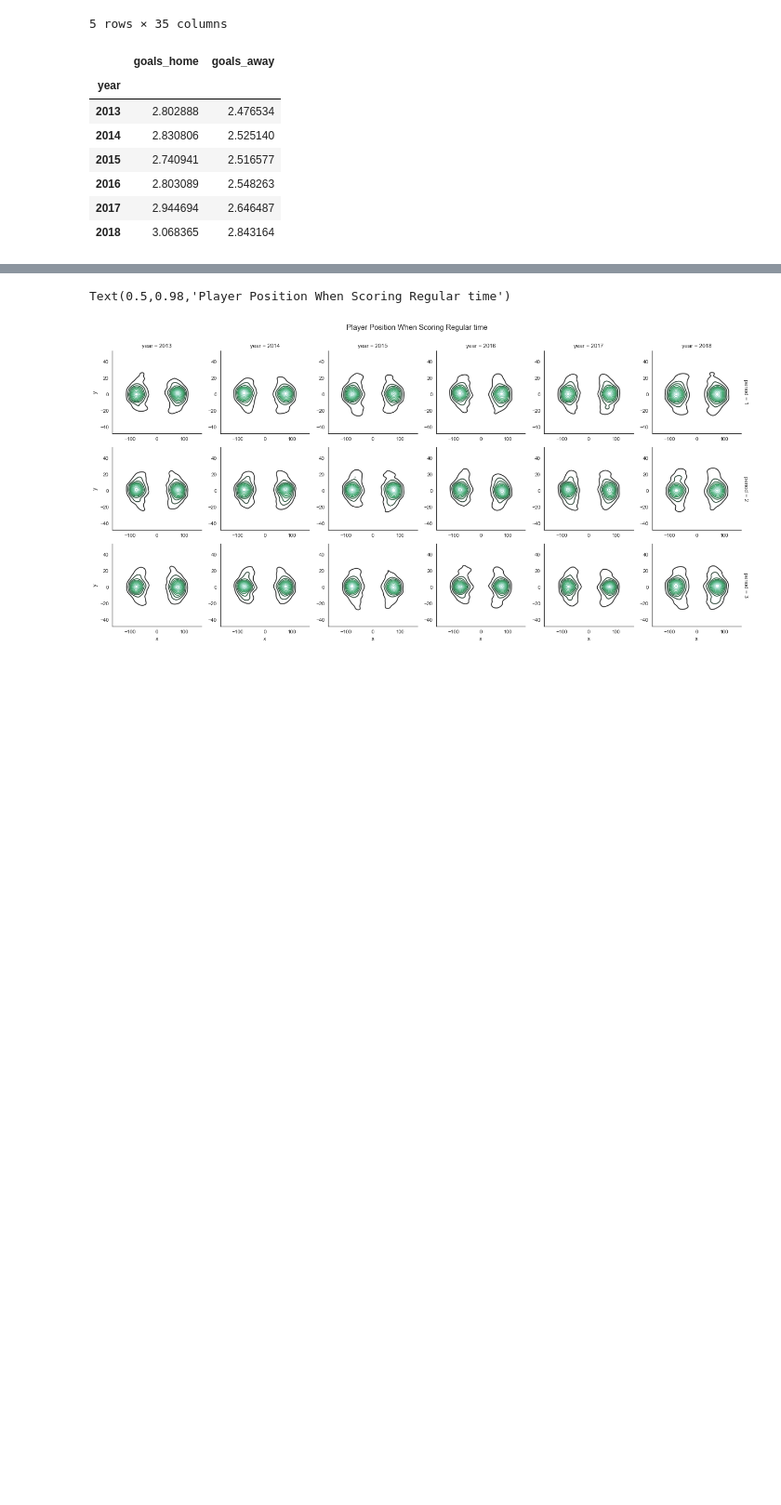
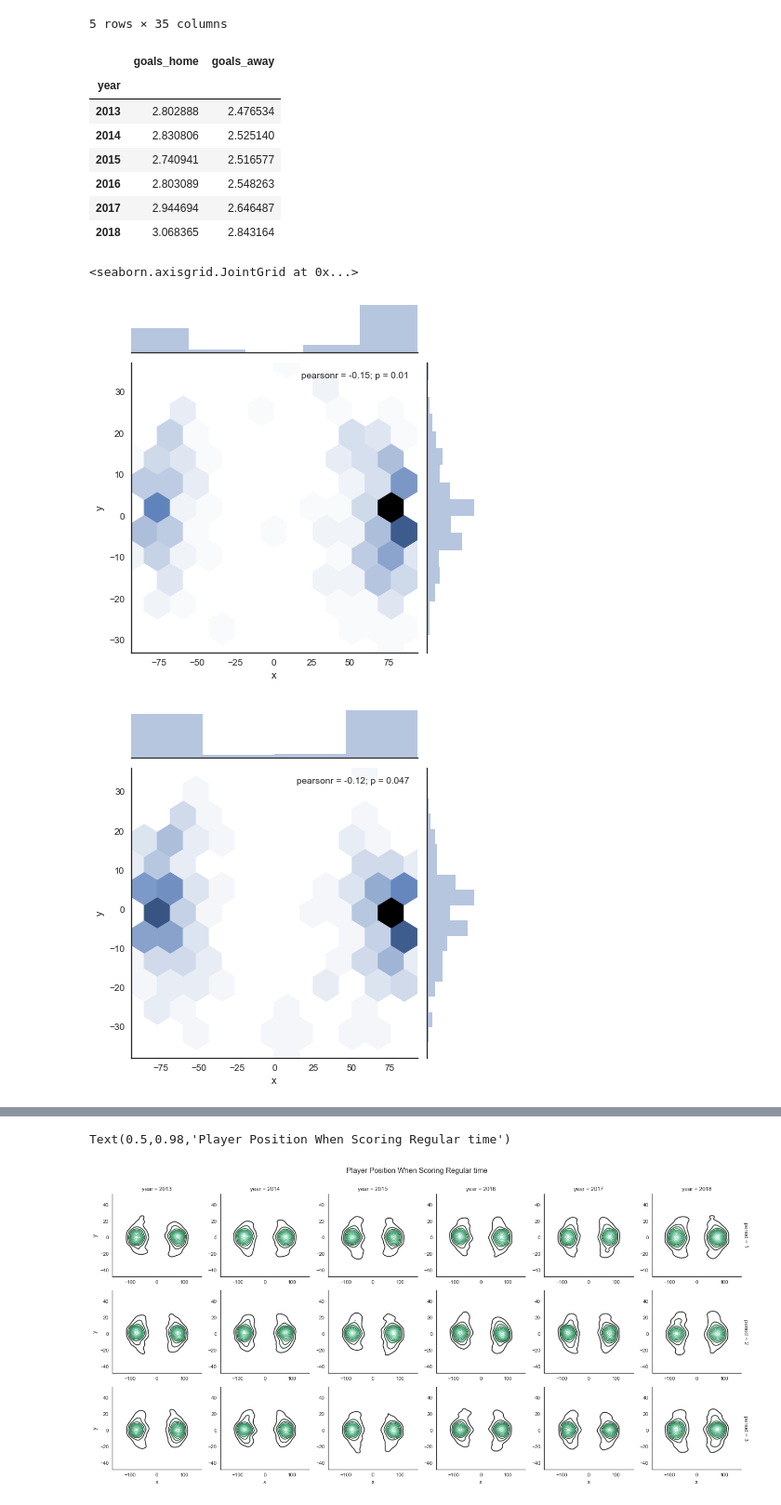
Before and after one commit to UCB-INFO-PYTHON/project_2_Bergan_Biseda_Hardy, a Jupyter notebook: brent_11_20_2018.ipynb, the cells around one changed output, grey strips where cells are left out. Shown at 93% size. Saved outputs shown, nothing was run; the diff lists cells and outputs as text; code cells hidden in the pictures; blank space fills up the shorter version.

Commit message:
added some displays for sidney crosby plays

```diff
--- a/brent_11_20_2018.ipynb
+++ b/brent_11_20_2018.ipynb
@@ -158,0 +161,36 @@ season_scores.groupby('year')[['goals_home', 'goals_away']].mean()
+# %%
+#Goals by Sidney Crosby Only
+crosby_goals = game_plays_goals[game_plays_goals['description'].str.contains("Crosby", na=False)]
+
+#Let's look at where all the Goals have occurred on the ice during regular game play time only (periods 1 - 3)
+reg_time_crosby = crosby_goals[crosby_goals['period'] <=3]
+crosby_ot_goals = crosby_goals[crosby_goals['period'] > 3]
+
+#Goals by Crosby at home vs away
+reg_time_crosby_home = reg_time_crosby[reg_time_crosby['home_team_id']==reg_time_crosby['team_id_for']]
+reg_time_crosby_away = reg_time_crosby[reg_time_crosby['away_team_id']==reg_time_crosby['team_id_for']]
+
+#How about goals?
+sns.set(style = 'white')
+sns.jointplot('x', 'y', data=reg_time_crosby_home, kind="hex")
+sns.jointplot('x', 'y', data=reg_time_crosby_away, kind="hex")
+sns.jointplot('x', 'y', data=crosby_ot_goals, kind="hex")
+
+#sns.kdeplot(reg_time_crosby_home['x'], reg_time_crosby_home['y'], kind='hex')
+#sns.kdeplot(reg_time_crosby_away['x'], reg_time_crosby_away['y'])
+
+
+
+#sns.kdeplot(crosby_ot_goals['x'], crosby_ot_goals['y'])
+
+#This took forever to run on my computer but eventually showed up!
+
+#g = sns.FacetGrid(reg_time_crosby, col = "year", row = 'period', margin_titles=True)
+#g.map(sns.kdeplot, 'x', 'y')
+
+#plt.subplots_adjust(top=0.9)
+#g.fig.suptitle('Player Position When Scoring Regular time')
+# %% [output]
+<seaborn.axisgrid.JointGrid at 0x...>
+[figure, added]
+[figure, added]
```
Also changed, not shown: parts of 2 cells of this notebook.
